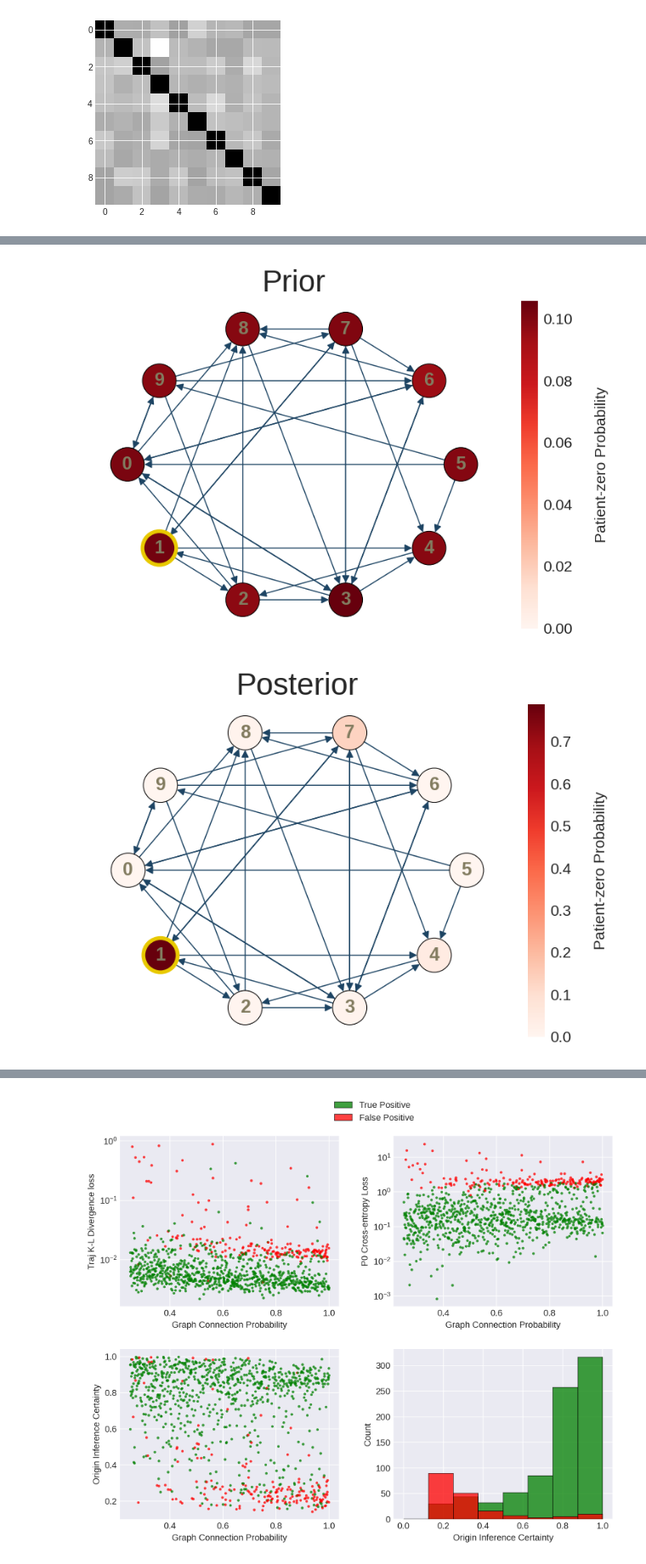
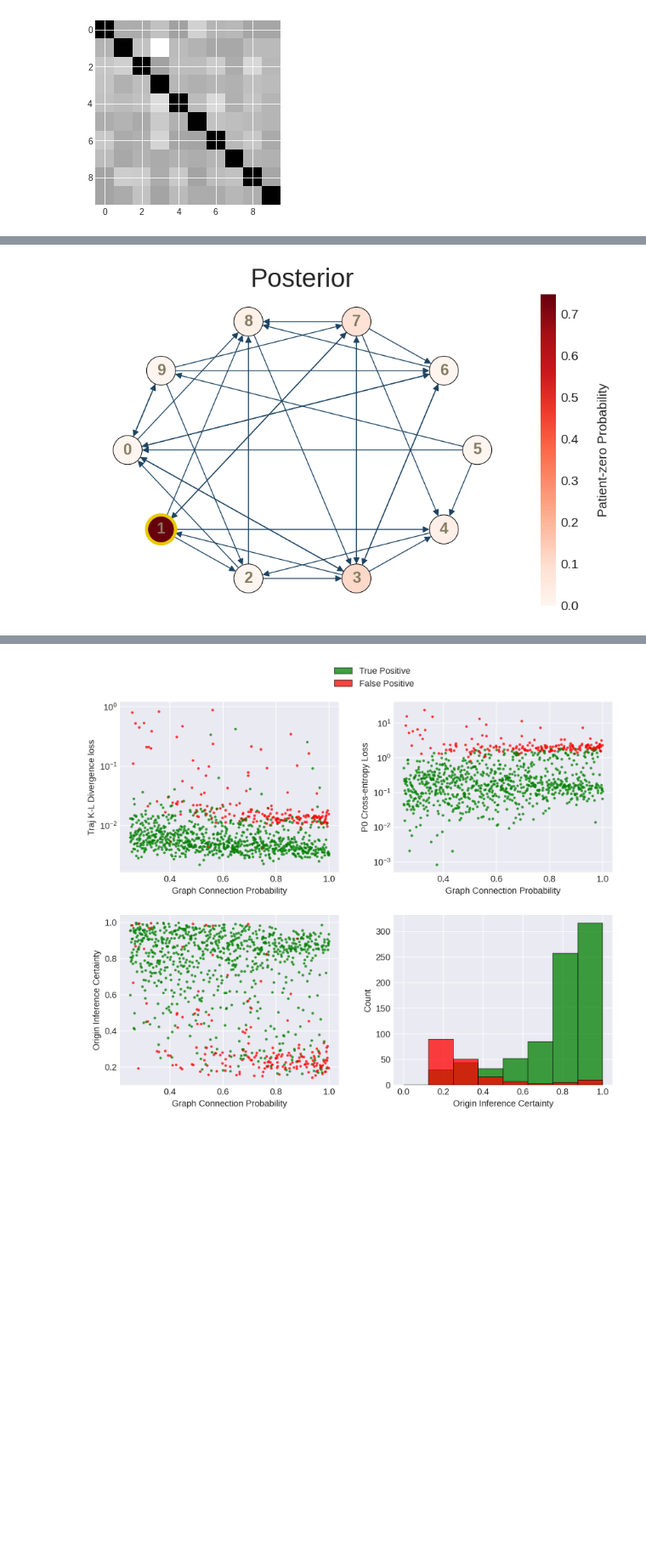
Before and after one commit to ur-whitelab/py0, a Jupyter notebook: paper/p0_network_graphs.ipynb, the cells around one changed output, grey strips where cells are left out. Shown at 85% size. Saved outputs shown, nothing was run; the diff lists cells and outputs as text; code cells hidden in the pictures; blank space fills up the shorter version.

Commit message:
added laplce prior

```diff
--- a/paper/p0_network_graphs.ipynb
+++ b/paper/p0_network_graphs.ipynb
@@ -88,7 +86,7 @@ def gen_restraints(ref_traj, prior=None, start=None, end=None):
     plt.plot(ref_traj[0,:,restrained_patch,:], linestyle='--')
     for i,pf in enumerate(plot_fxns_list[0]):
         pf(plt.gca(), 0)
-    plt.title('Observables in the ref traj')
+    plt.title('Observations in the ref traj')
     plt.tight_layout()
     return restraints, plot_fxns_list, restrained_patches
 # %%
@@ -251,6 +254,6 @@ restrained_compartments = [3,4] #(infected patch and recovered)
 number_of_restrained_compartments = len(restrained_compartments)
 restrained_compartments_names = [full_compartments[m] for m in restrained_compartments]
 restrained_compartments_names = " ".join(restrained_compartments_names)
-restraints, plot_fxns_list, restrained_patches = gen_restraints(ref_traj, prior=False, start=50, end=140)
+restraints, plot_fxns_list, restrained_patches = gen_restraints(ref_traj, prior=True, start=50, end=140)
 # %% [output]
 Restraints are set in this time range: [50, 140]
@@ -326,15 +330,16 @@ Plotting 10 patches in a 3 x 4 grid
 # %%
 me_w = me_model.traj_weights
 exposed_prob = maxentep.weighted_exposed_prob_finder(
                             prior_exposed_patch, M)
 weighted_exposed_prob = maxentep.weighted_exposed_prob_finder(
                             prior_exposed_patch, M, weights=me_w)
-maxentep.draw_graph(graph, weights=exposed_prob, title='Prior', heatmap=True, true_origin=true_node)
-fig, ax = plt.subplots()
+# maxentep.draw_graph(graph, weights=exposed_prob, title='Prior', heatmap=True, true_origin=true_node)
+# fig, ax = plt.subplots()
 maxentep.draw_graph(graph, weights=weighted_exposed_prob, title='Posterior', heatmap=True, true_origin=true_node)
+plt.tight_layout()
+plt.savefig('p_0.4_p0_posterior.png', dpi=600)
 # %% [output]
-[figure, old version]
+[figure, new version]
-[figure, removed]
 # %%
 traj_loss = maxentep.traj_loss(ref_traj, trajs, me_w)
 p0_loss = maxentep.p0_loss(trajs,me_w, true_node)
```
Also changed, not shown: parts of 9 cells of this notebook.
